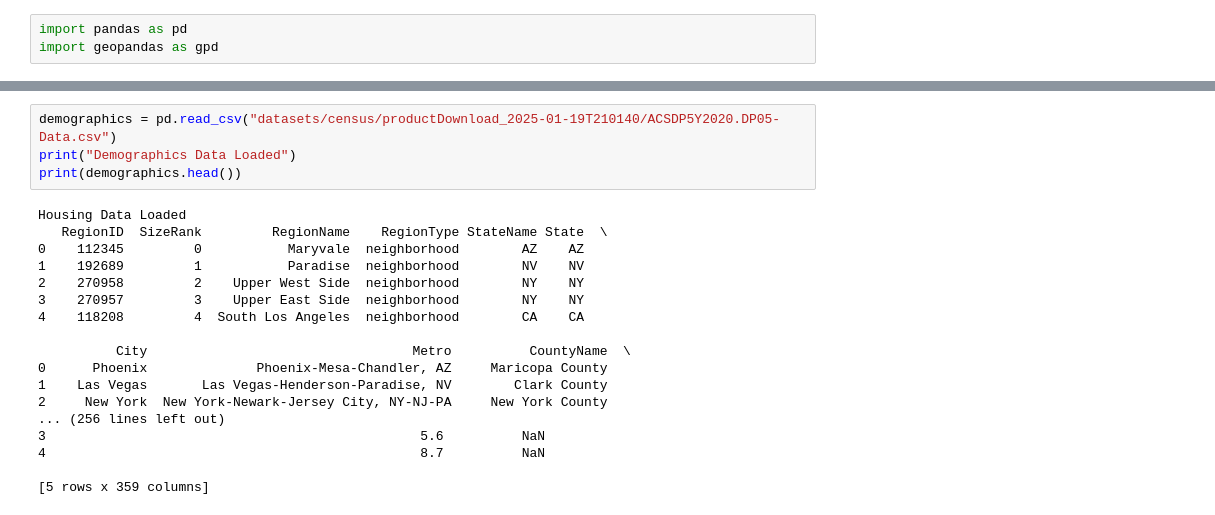
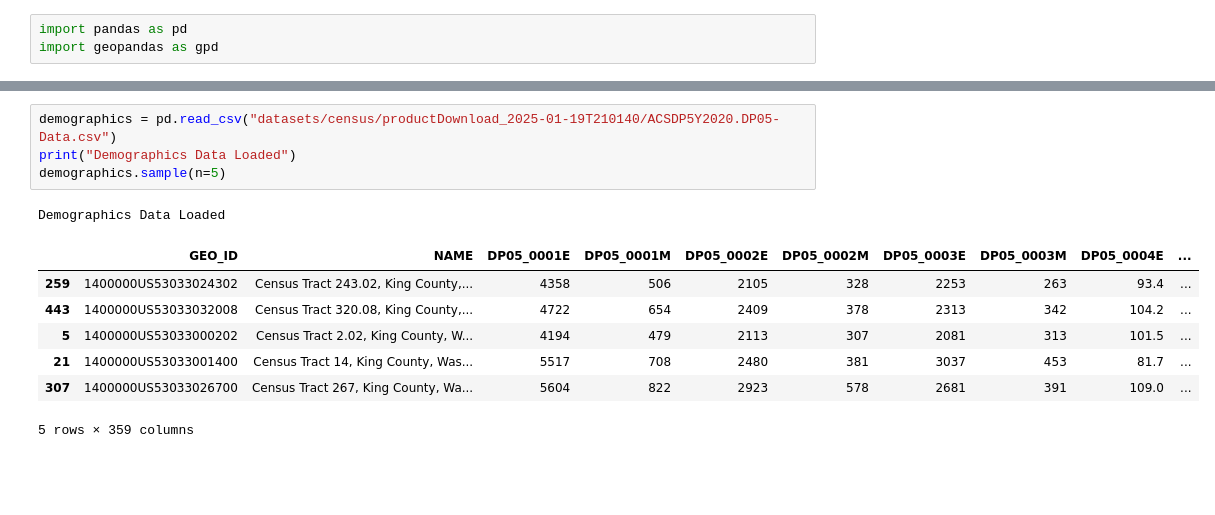
Before and after one commit to cparthiv/TSA-real-estate-analysis, a Jupyter notebook: draft.ipynb, the cells around one changed output, grey strips where cells are left out. Saved outputs shown, nothing was run; the diff lists cells and outputs as text; blank space fills up the shorter version.

```diff
--- a/draft.ipynb
+++ b/draft.ipynb
@@ -43,22 +70,13 @@ print(census_tracts.head())
 # %%
 demographics = pd.read_csv("datasets/census/productDownload_2025-01-19T210140/ACSDP5Y2020.DP05-Data.csv")
 print("Demographics Data Loaded")
-print(demographics.head())
+demographics.sample(n=5)
 # %% [output]
-Housing Data Loaded
-   RegionID  SizeRank         RegionName    RegionType StateName State  \
-0    112345         0           Maryvale  neighborhood        AZ    AZ
-1    192689         1           Paradise  neighborhood        NV    NV
-2    270958         2    Upper West Side  neighborhood        NY    NY
-3    270957         3    Upper East Side  neighborhood        NY    NY
-4    118208         4  South Los Angeles  neighborhood        CA    CA
-
-          City                                  Metro          CountyName  \
-0      Phoenix              Phoenix-Mesa-Chandler, AZ     Maricopa County
-1    Las Vegas       Las Vegas-Henderson-Paradise, NV        Clark County
-2     New York  New York-Newark-Jersey City, NY-NJ-PA     New York County
-... (256 lines left out)
-3                                                5.6          NaN
-4                                                8.7          NaN
-
-[5 rows x 359 columns]
+Demographics Data Loaded
+|  | GEO_ID | NAME | DP05_0001E | DP05_0001M | DP05_0002E | DP05_0002M | DP05_0003E | DP05_0003M | DP05_0004E | ... |
+| 259 | 1400000US53033024302 | Census Tract 243.02, King County,... | 4358 | 506 | 2105 | 328 | 2253 | 263 | 93.4 | ... |
+| 443 | 1400000US53033032008 | Census Tract 320.08, King County,... | 4722 | 654 | 2409 | 378 | 2313 | 342 | 104.2 | ... |
+| 5 | 1400000US53033000202 | Census Tract 2.02, King County, W... | 4194 | 479 | 2113 | 307 | 2081 | 313 | 101.5 | ... |
+| 21 | 1400000US53033001400 | Census Tract 14, King County, Was... | 5517 | 708 | 2480 | 381 | 3037 | 453 | 81.7 | ... |
+| 307 | 1400000US53033026700 | Census Tract 267, King County, Wa... | 5604 | 822 | 2923 | 578 | 2681 | 391 | 109.0 | ... |
+5 rows × 359 columns
```
Also changed, not shown: parts of 8 cells of this notebook.
